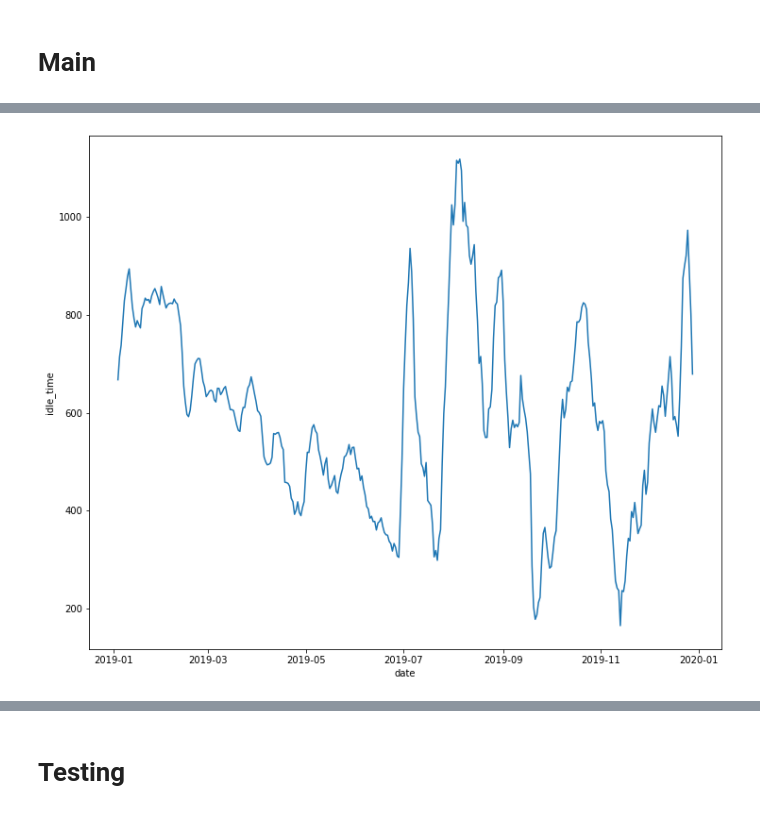
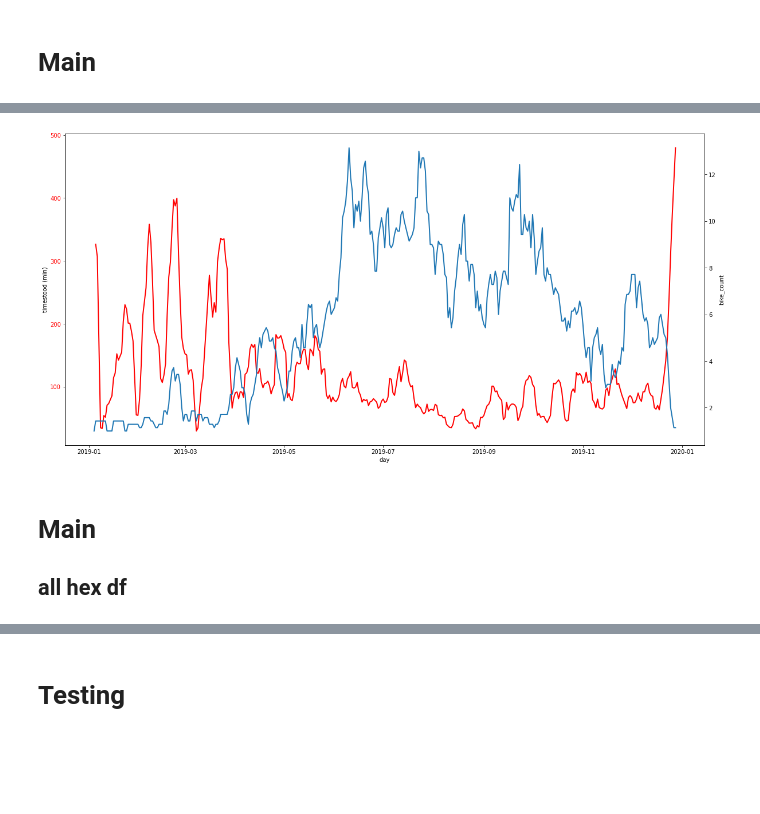
Before and after one commit to jw54kysa/bachelor_thesis_idle_time_prediction_nextbike, a Jupyter notebook: scripts/start_time_series.ipynb, the cells around one changed output, grey strips where cells are left out. Saved outputs shown, nothing was run; the diff lists cells and outputs as text; code cells hidden in the pictures; blank space fills up the shorter version.

Commit message:
adding bike count per hex per day & computing plot for whole fleet for one year

```diff
--- a/scripts/start_time_series.ipynb
+++ b/scripts/start_time_series.ipynb
@@ -17,22 +17,24 @@ def create_onedf_hexid(df,hex_id):
 # %%
 def create_tsdata():
     rng = pd.date_range('2019-01-01', periods=365, freq='D')
-    tsdata = pd.DataFrame({ 'date': rng, 'idle_time' : np.nan})
+    tsdata = pd.DataFrame({ 'date': rng, 'idle_time' : np.nan, 'bike_count': np.nan})
     return tsdata.set_index('date')
 # %%
 def add_rows_to_days(tsdata,onedfhexid):
     # iteriere über alle Tage
-    for date in tsdata.index:
+    for date in tqdm(tsdata.index):
         list = []
         # Adde alle Rows in die List wenn Tag = Tag
         for ind in onedfhexid.index:
             if date.date() == onedfhexid['time_start'][ind].date():
                 list.append(onedfhexid['timestood'][ind])
-        #print(list)
+        print(len(list))
         # Setze Mittelwert für Tage
         if len(list) == 0:
+            tsdata['bike_count'][date] = 1
             continue
         else:
+            tsdata['bike_count'][date] = len(list)
             tsdata['idle_time'][date] = statistics.mean(list)
     return tsdata
 # %%
@@ -45,16 +47,24 @@ def get_rows_one_day(day,onedfhexid):
     print(statistics.mean(list))
 # %%
 def plot(x):
-    # setting figure size to 12, 10
-    plt.figure(figsize=(12, 10))
 
-    # Labelling the axes and setting
-    # a title
-    plt.xlabel("date")
-    plt.ylabel("idle_time")
+    fig, ax1 = plt.subplots(figsize = (20,10))
 
-    # plotting the "A" column alone
-    plt.plot(x)
+    # plotting daily data
+    ax1.plot(x['idle_time'], linewidth=2,color='red', label='Idle Time Mean')
+    ax1.set_xlabel('day')
+    ax1.set_ylabel('timestood (min)')
+    ax1.tick_params(axis ='y', labelcolor = 'red')
+
+    ax2 = ax1.twinx()
+
+    ax2.plot(x['bike_count'], linewidth=2, label='bike_count')
+    ax2.set_ylabel('bike_count')
+    ax2.tick_params(axis ='y', labelcolor = 'blue')
+
+
+
+    plt.show()
 # %%
 def fix_missing_values(tsdata):
     data_freq = tsdata.asfreq('D')
@@ -75,7 +85,10 @@ import matplotlib.pyplot as plt
 
 
 year = 2019
-hex_id = '8a1f1a8d9d97fff'
+#hex_id = '8a1f1a8d9d97fff'
+#hex_id = '8a1f1a8cb4cffff'
+#hex_id = '8a1f1a8cb4dffff'
+hex_id = '8a1f1a8cb71ffff'
 
 df = importdata()
 
@@ -125,6 +261,9 @@ plot(tsdata)
 # %%
-data_columns = ['idle_time']
+data_columns = ['idle_time','bike_count']
 data_7d_rol = tsdata[data_columns].rolling(window = 7, center = True).mean()
 plot(data_7d_rol)
 # %% [output]
-[figure, old version]
+[figure, new version]
+# %% [markdown]
+# Main
+## all hex df
```
Also changed, not shown: parts of 11 cells of this notebook.
